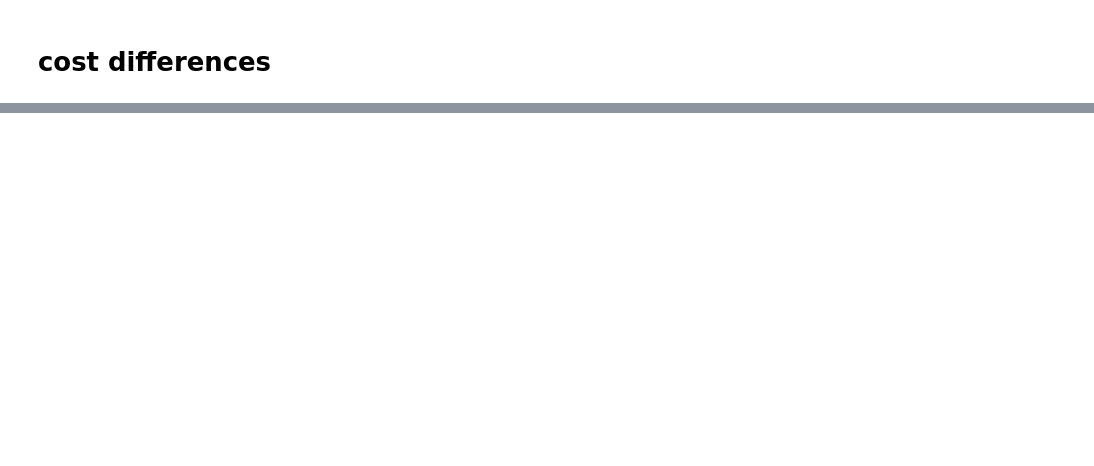
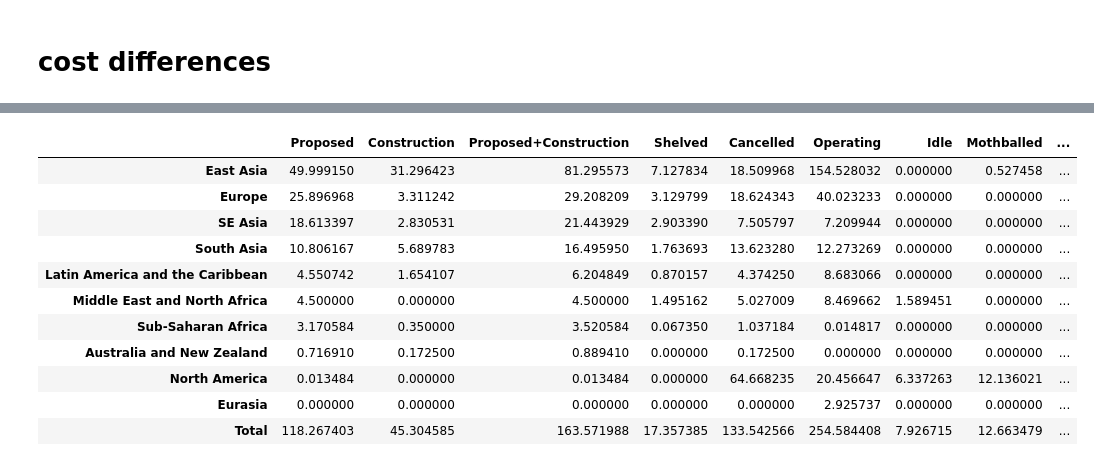
Before and after one commit to GlobalEnergyMonitor/GOIT-GGIT-research, a Jupyter notebook: lng-terminals-report-2022/notebooks/compare-2-terminal-sheets-before-and-after-Russia-invasion.ipynb, the cells around one changed output, grey strips where cells are left out. Cells and saved outputs as stored; diff of their text form; code cells hidden in the pictures; blank space fills up the shorter version.

```diff
--- a/lng-terminals-report-2022/notebooks/compare-2-terminal-sheets-before-and-after-Russia-invasion.ipynb
+++ b/lng-terminals-report-2022/notebooks/compare-2-terminal-sheets-before-and-after-Russia-invasion.ipynb
@@ -316,0 +430,20 @@ print(terms_df_orig2.loc[(terms_df_orig2.Country=='Germany')&
+# %%
+terms_df_import2 = terms_df_orig2.loc[terms_df_orig2['Import/Export']=='Import'].reset_index(drop=True)
+
+terms_df_import2['CostUSDTotal'] = numpy.nan
+
+# for import
+for region in region_list:
+    # for floating
+    terms_df_import2.loc[(terms_df_import2['Floating']=='yes')&(terms_df_import2['Region']==region),'CostUSDTotal'] = \
+    terms_df_import2.loc[(terms_df_import2['Floating']=='yes')&(terms_df_import2['Region']==region),'CapacityInMtpa'] * \
+    floating_import_regional_costs.loc[region,'RegionalCostUSDPerMtpa']
+    # for onshore
+    terms_df_import2.loc[(terms_df_import2['Floating']!='yes')&(terms_df_import2['Region']==region),'CostUSDTotal'] = \
+    terms_df_import2.loc[(terms_df_import2['Floating']!='yes')&(terms_df_import2['Region']==region),'CapacityInMtpa'] * \
+    onshore_import_regional_costs.loc[region,'RegionalCostUSDPerMtpa']
+
+# now replace the ones that we have exact numbers for...
+costs_exist_TF = ~terms_df_import2['CostEstUSD'].isna()
+terms_df_import2.loc[costs_exist_TF,'CostUSDTotal'] = \
+    terms_df_import2[costs_exist_TF]['CostEstUSD']
@@ -316,0 +476,69 @@ print(terms_df_orig2.loc[(terms_df_orig2.Country=='Germany')&
+# %%
+#mtpa by country
+cost_by_country_import_df2 = pandas.DataFrame(columns=status_list, index=country_list)
+cost_by_region_import_df2 = pandas.DataFrame(columns=status_list, index=region_list)
+
+for status in status_list:
+    #print(status)
+    cost_by_country_import_df2[status] = terms_df_import2.loc[terms_df_import2.Status==status].groupby('Country')['CostUSDTotal'].sum(min_count=1)
+
+for status in status_list:
+    #print(status)
+    cost_by_region_import_df2[status] = terms_df_import2.loc[terms_df_import2.Status==status].groupby('Region')['CostUSDTotal'].sum(min_count=1)
+
+cost_by_country_import_df2 = cost_by_country_import_df2.fillna(0)
+cost_by_region_import_df2 = cost_by_region_import_df2.fillna(0)
+
+# add total and proposed+construction info
+cost_by_region_import_df2['Proposed+Construction'] = cost_by_region_import_df2[['Proposed','Construction']].sum(axis=1)
+cost_by_region_import_df2.sort_values(by='Proposed+Construction', inplace=True)
+cost_by_region_import_df2 = cost_by_region_import_df2[['Proposed', 'Construction', 'Proposed+Construction', 'Shelved', 'Cancelled', 'Operating', 'Idle', 'Mothballed', 'Retired']]
+cost_by_region_import_df2.sort_values('Proposed+Construction', ascending=False, inplace=True)
+
+cost_by_country_import_df2['Proposed+Construction'] = cost_by_country_import_df2[['Proposed','Construction']].sum(axis=1)
+cost_by_country_import_df2.sort_values(by='Proposed+Construction', inplace=True)
+cost_by_country_import_df2 = cost_by_country_import_df2[['Proposed', 'Construction', 'Proposed+Construction', 'Shelved', 'Cancelled', 'Operating', 'Idle', 'Mothballed', 'Retired']]
+cost_by_country_import_df2.sort_values('Proposed+Construction', ascending=False, inplace=True)
+
+# total
+if 'Total' in cost_by_region_import_df2.index:
+    cost_by_region_import_df2.drop(index='Total', inplace=True)
+    total = cost_by_region_import_df2.sum(axis=0)
+    total.name='Total'
+    cost_by_region_import_df2 = cost_by_region_import_df2.append(total)
+
+else:
+    total = cost_by_region_import_df2.sum(axis=0)
+    total.name='Total'
+    cost_by_region_import_df2 = cost_by_region_import_df2.append(total)
+
+# total
+if 'Total' in cost_by_country_import_df2.index:
+    cost_by_country_import_df2.drop(index='Total', inplace=True)
+    total = cost_by_country_import_df2.sum(axis=0)
+    total.name='Total'
+    cost_by_country_import_df2 = cost_by_country_import_df2.append(total)
+
+else:
+    total = cost_by_country_import_df2.sum(axis=0)
+    total.name='Total'
+    cost_by_country_import_df2 = cost_by_country_import_df2.append(total)
+
+# save countries
+cost_by_country_import_df2 = cost_by_country_import_df2.loc[~(cost_by_country_import_df2==0).all(axis=1)]
+cost_by_country_import_df2.to_excel('cost-by-country-import.xlsx')
+
+cost_by_region_import_df2/1e9
+# %% [output]
+|  | Proposed | Construction | Proposed+Construction | Shelved | Cancelled | Operating | Idle | Mothballed | ... |
+| East Asia | 49.999150 | 31.296423 | 81.295573 | 7.127834 | 18.509968 | 154.528032 | 0.000000 | 0.527458 | ... |
+| Europe | 25.896968 | 3.311242 | 29.208209 | 3.129799 | 18.624343 | 40.023233 | 0.000000 | 0.000000 | ... |
+| SE Asia | 18.613397 | 2.830531 | 21.443929 | 2.903390 | 7.505797 | 7.209944 | 0.000000 | 0.000000 | ... |
+| South Asia | 10.806167 | 5.689783 | 16.495950 | 1.763693 | 13.623280 | 12.273269 | 0.000000 | 0.000000 | ... |
+| Latin America and the Caribbean | 4.550742 | 1.654107 | 6.204849 | 0.870157 | 4.374250 | 8.683066 | 0.000000 | 0.000000 | ... |
+| Middle East and North Africa | 4.500000 | 0.000000 | 4.500000 | 1.495162 | 5.027009 | 8.469662 | 1.589451 | 0.000000 | ... |
+| Sub-Saharan Africa | 3.170584 | 0.350000 | 3.520584 | 0.067350 | 1.037184 | 0.014817 | 0.000000 | 0.000000 | ... |
+| Australia and New Zealand | 0.716910 | 0.172500 | 0.889410 | 0.000000 | 0.172500 | 0.000000 | 0.000000 | 0.000000 | ... |
+| North America | 0.013484 | 0.000000 | 0.013484 | 0.000000 | 64.668235 | 20.456647 | 6.337263 | 12.136021 | ... |
+| Eurasia | 0.000000 | 0.000000 | 0.000000 | 0.000000 | 0.000000 | 2.925737 | 0.000000 | 0.000000 | ... |
+| Total | 118.267403 | 45.304585 | 163.571988 | 17.357385 | 133.542566 | 254.584408 | 7.926715 | 12.663479 | ... |
```
Also changed, not shown: parts of 62 cells of this notebook, 2 other files.
